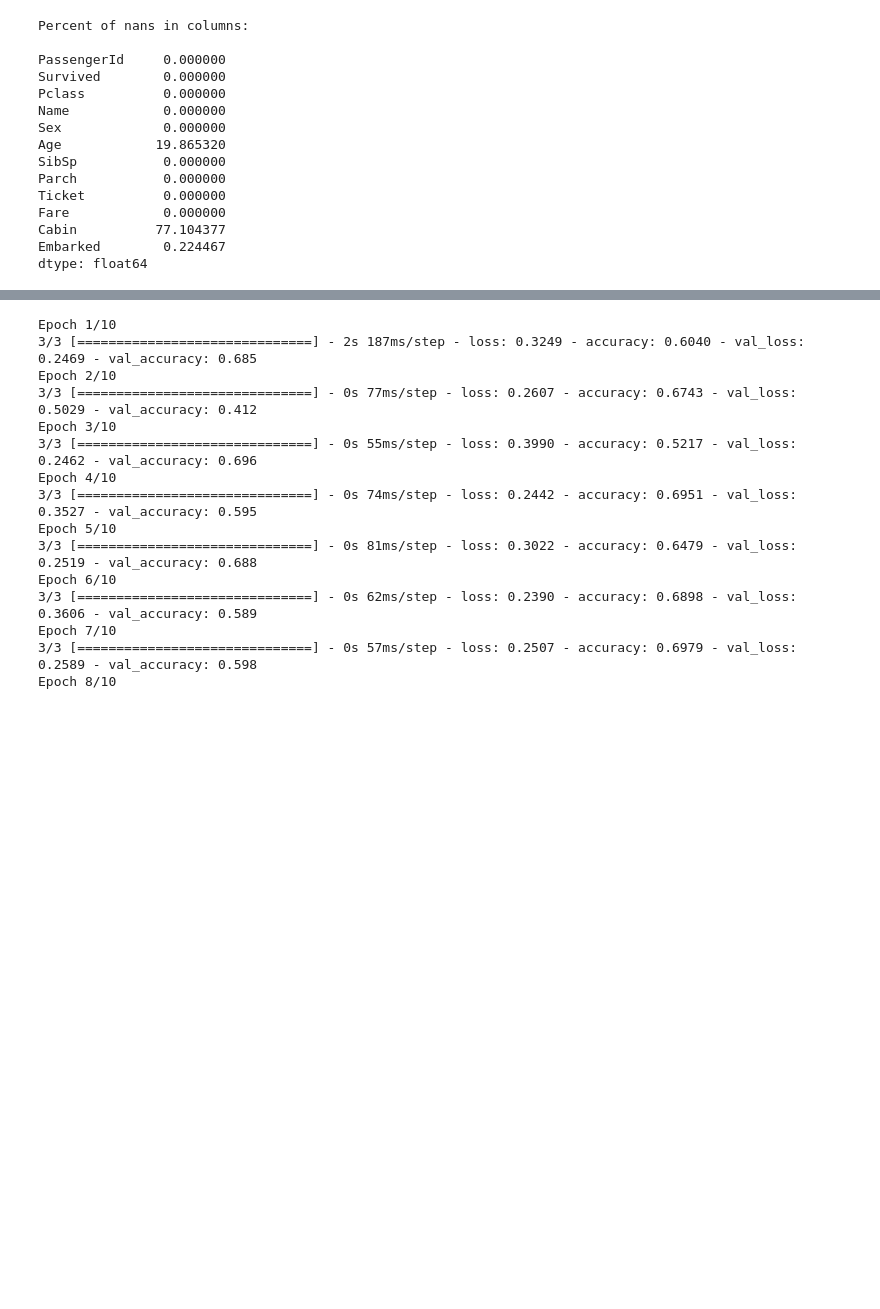
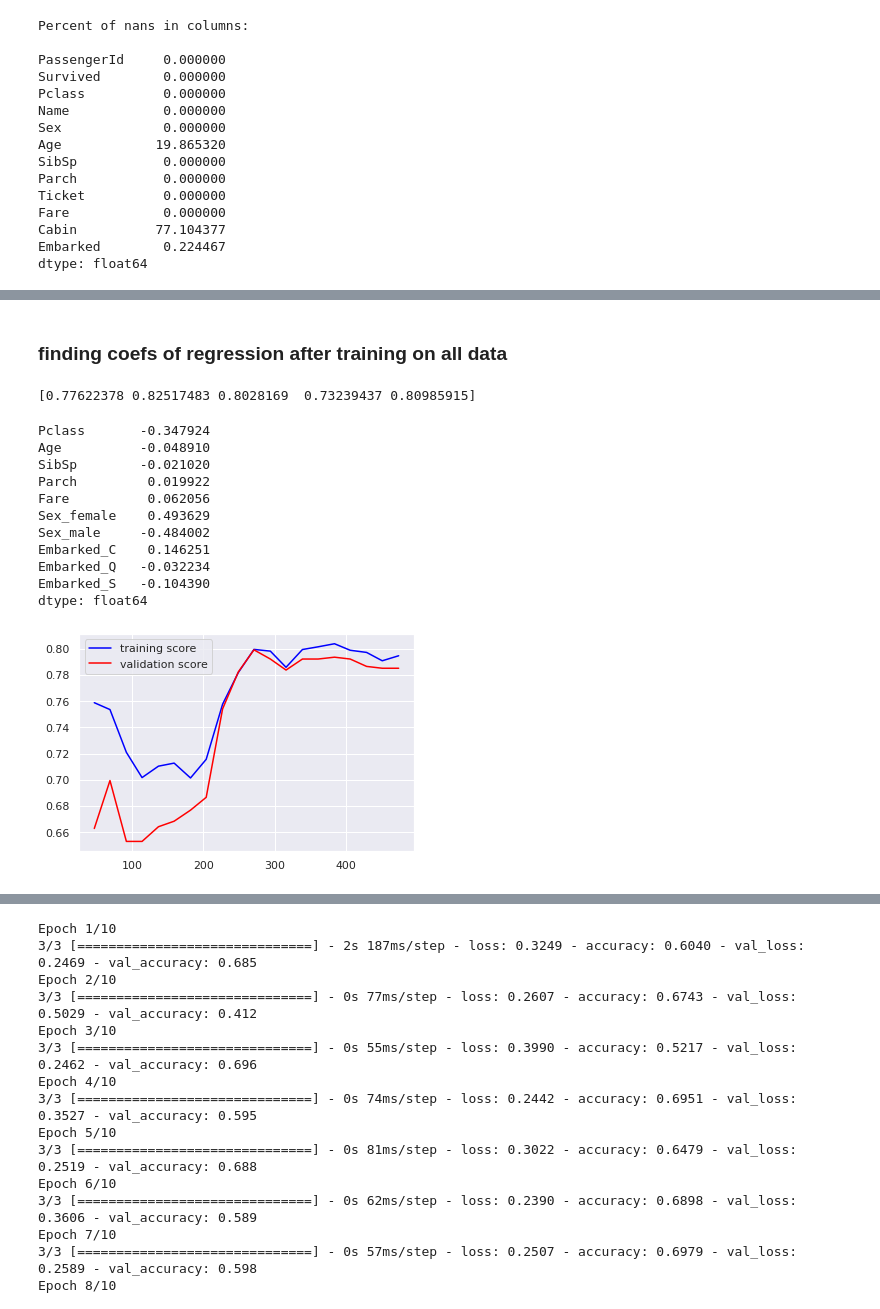
Before and after one commit to VsevolodKozlov-git/kaggle-titanic-competition, a Jupyter notebook: main.ipynb, the cells around one changed output, grey strips where cells are left out. Cells and saved outputs as stored; diff of their text form; code cells hidden in the pictures; blank space fills up the shorter version.

```diff
--- a/main.ipynb
+++ b/main.ipynb
@@ -165,0 +147,26 @@ df_all['Age'].mean()
+# %%
+def display_estimator_result(X_train, y_train, C=0.01):
+    model = Pipeline([('data_transformer', MinMaxScaler()),
+                      ('estimator', LogisticRegression(C=C, fit_intercept=False))])
+    cv_result = cross_validate(model, X_train, y_train, cv=5)
+    plot_learning_curves(model, X_train, y_train)
+    print(cv_result['test_score'])
+    return model.fit(X_train, y_train)
+# %% [markdown]
+### finding coefs of regression after training on all data
+# %%
+get_coefs_of_regression(display_estimator_result(X, y)['estimator'], df_X)
+# %% [output]
+[0.77622378 0.82517483 0.8028169  0.73239437 0.80985915]
+Pclass       -0.347924
+Age          -0.048910
+SibSp        -0.021020
+Parch         0.019922
+Fare          0.062056
+Sex_female    0.493629
+Sex_male     -0.484002
+Embarked_C    0.146251
+Embarked_Q   -0.032234
+Embarked_S   -0.104390
+dtype: float64
+[figure, added]
```
Also changed, not shown: parts of 58 cells of this notebook, 1 other file.
